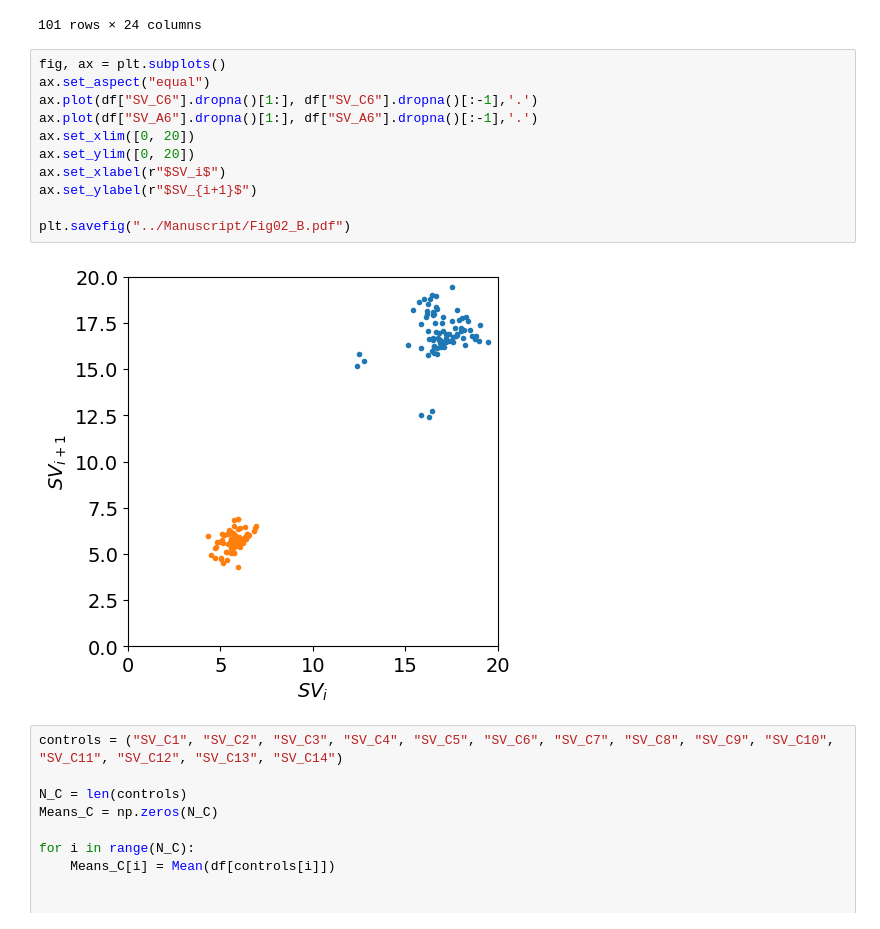
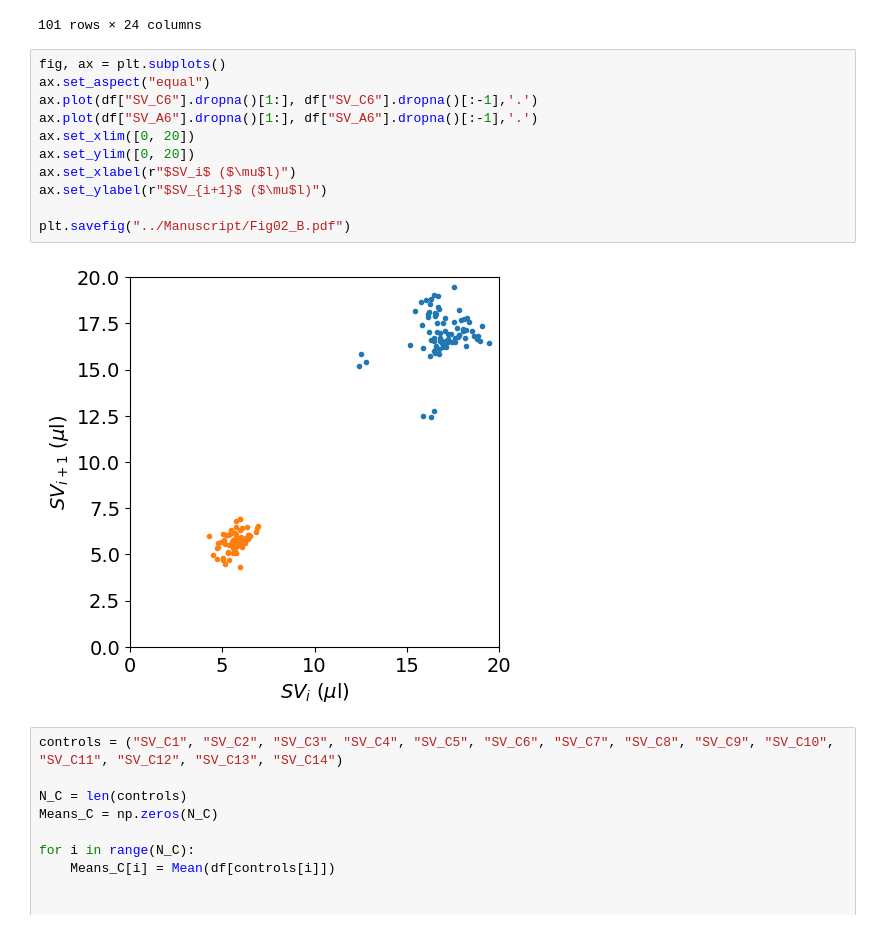
Before and after one commit to moises-santillan/HeartVariability, a Jupyter notebook: Code/HeartVariability.ipynb, the cells around one changed output. Drawn from its saved outputs; the diff is of its cells as text.

```diff
--- a/Code/HeartVariability.ipynb
+++ b/Code/HeartVariability.ipynb
@@ -194,16 +194,16 @@ df
 # %%
 fig, ax = plt.subplots()
 ax.set_aspect("equal")
 ax.plot(df["SV_C6"].dropna()[1:], df["SV_C6"].dropna()[:-1],'.')
 ax.plot(df["SV_A6"].dropna()[1:], df["SV_A6"].dropna()[:-1],'.')
 ax.set_xlim([0, 20])
 ax.set_ylim([0, 20])
-ax.set_xlabel(r"$SV_i$")
-ax.set_ylabel(r"$SV_{i+1}$")
+ax.set_xlabel(r"$SV_i$ ($\mu$l)")
+ax.set_ylabel(r"$SV_{i+1}$ ($\mu$l)")
 
 plt.savefig("../Manuscript/Fig02_B.pdf")
 # %% [output]
-[figure, old version]
+[figure, new version]
 # %%
 controls = ("SV_C1", "SV_C2", "SV_C3", "SV_C4", "SV_C5", "SV_C6", "SV_C7", "SV_C8", "SV_C9", "SV_C10", "SV_C11", "SV_C12", "SV_C13", "SV_C14")
 
```
Also changed, not shown: parts of 10 cells of this notebook, 14 other files.
